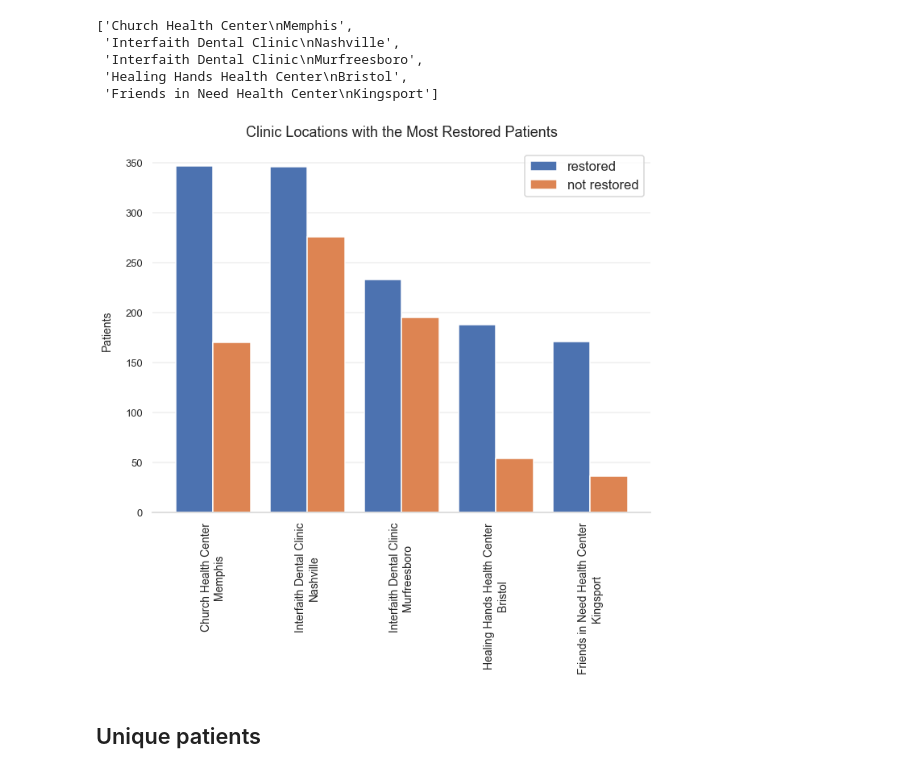
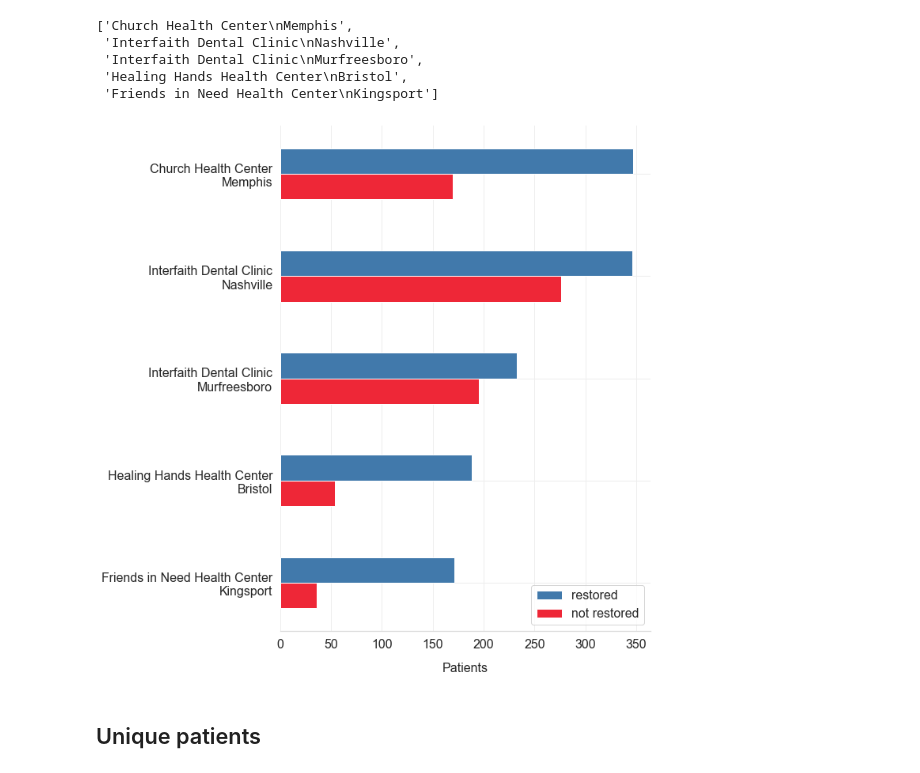
Before and after one commit to bsfcs/smile-on-aquaman, a Jupyter notebook: notebooks/Smile_on_project.ipynb, the cells around one changed output. Cells and saved outputs as stored; diff of their text form; code cells hidden in the pictures.

```diff
--- a/notebooks/Smile_on_project.ipynb
+++ b/notebooks/Smile_on_project.ipynb
@@ -145,53 +169,58 @@ combo['new'] = list
+# %%
+#sorted data frame so it plotted correctly on chart
+combo = combo.sort_values(by = 'restored_yes')
 # %%
-# Use Seaborn's context settings to make fonts larger.
-sns.set_context('talk')
-
-# Create a grouped bar chart, with location as the x-axis
+# Create a grouped bar chart, with location as the y-axis
 # and number of patients as the variable we're grouping on so there
 # are two bars per location.
 fig, ax = plt.subplots(figsize=((10, 10)))
 
-# Our x-axis. We basically just want a list
+# Our y-axis. We basically just want a list
 # of numbers from zero with a value for each
 # of our locations.
-x = np.arange(len(combo['new'].unique()))
+y = np.arange(len(combo['new'].unique()))
 
 # Define bar width. We need this to offset the second bar.
-bar_width = 0.4
+width = 0.25
 
-b1 = ax.bar(x, combo['restored_yes'],
-            width=bar_width, label='restored')
-# Same thing, but offset the x.
-b2 = ax.bar(x + bar_width, combo['restored_no'],
-            width=bar_width, label='not restored')
+b1 = ax.barh(y, combo['restored_no'],
+            width, label='not restored', color='#EE2737')
+# Same thing, but offset the y.
+b2 = ax.barh(y + width, combo['restored_yes'],
+            width, label='restored', color = '#4179AB')
 
-# Fix the x-axes.
-ax.set_xticks(x + bar_width / 2)
-ax.set_xticklabels(combo['new'].unique())
-plt.xticks(rotation=90, fontsize = 14)
+
+# Fix the y-axes.
+ax.set_yticks(y + width / 2)
+ax.set_yticklabels(combo['new'].unique())
+plt.yticks(fontsize = 16)
 
 # Add legend.
-ax.legend()
+
+#change order of items in legend
+handles, labels = plt.gca().get_legend_handles_labels()
+order = [1,0]
+plt.legend([handles[idx] for idx in order],[labels[idx] for idx in order], fontsize = 16)
 
 # Axis styling.
 ax.spines['top'].set_visible(False)
 ax.spines['right'].set_visible(False)
 ax.spines['left'].set_visible(False)
 ax.spines['bottom'].set_color('#DDDDDD')
 ax.tick_params(bottom=False, left=False)
 ax.set_axisbelow(True)
 ax.yaxis.grid(True, color='#EEEEEE')
-ax.xaxis.grid(False)
+ax.xaxis.grid(True, color='#EEEEEE')
 
 # Add axis and chart labels.
 #ax.set_xlabel('Location', labelpad=15, fontsize=12)
-ax.set_ylabel('Patients', labelpad=15, fontsize=14)
-plt.yticks(fontsize=13)
-ax.set_title('Clinic Locations with the Most Restored Patients', pad=15)
+ax.set_xlabel('Patients', labelpad=15, fontsize=16, fontfamily = 'Arial')
+plt.xticks(fontsize=16)
+#ax.set_title('Clinic Locations with the Most Restored Patients', pad=15)
 
 fig.tight_layout()
 # %% [output]
-[figure, old version]
+[figure, new version]
 # %% [markdown]
 ## Unique patients
 # %%
```
Also changed, not shown: parts of 66 cells of this notebook.
